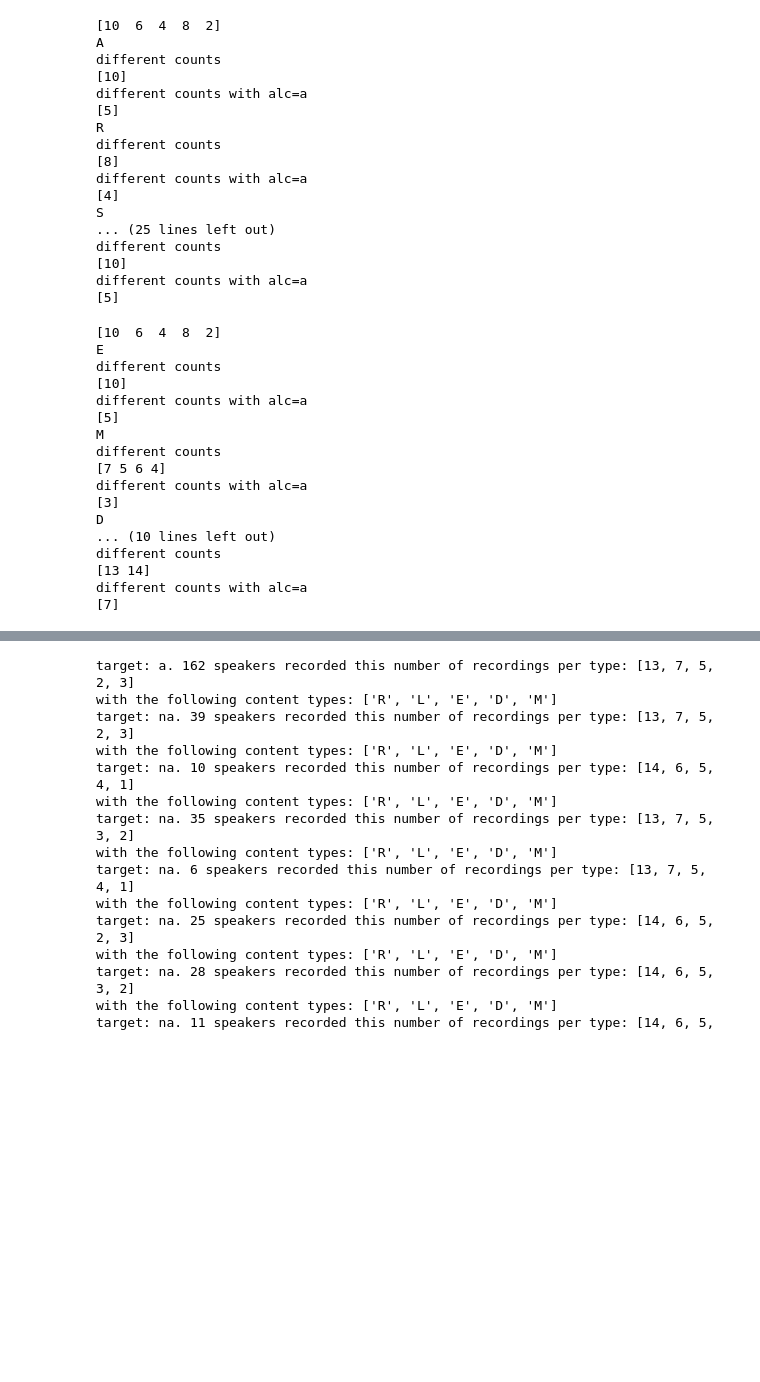
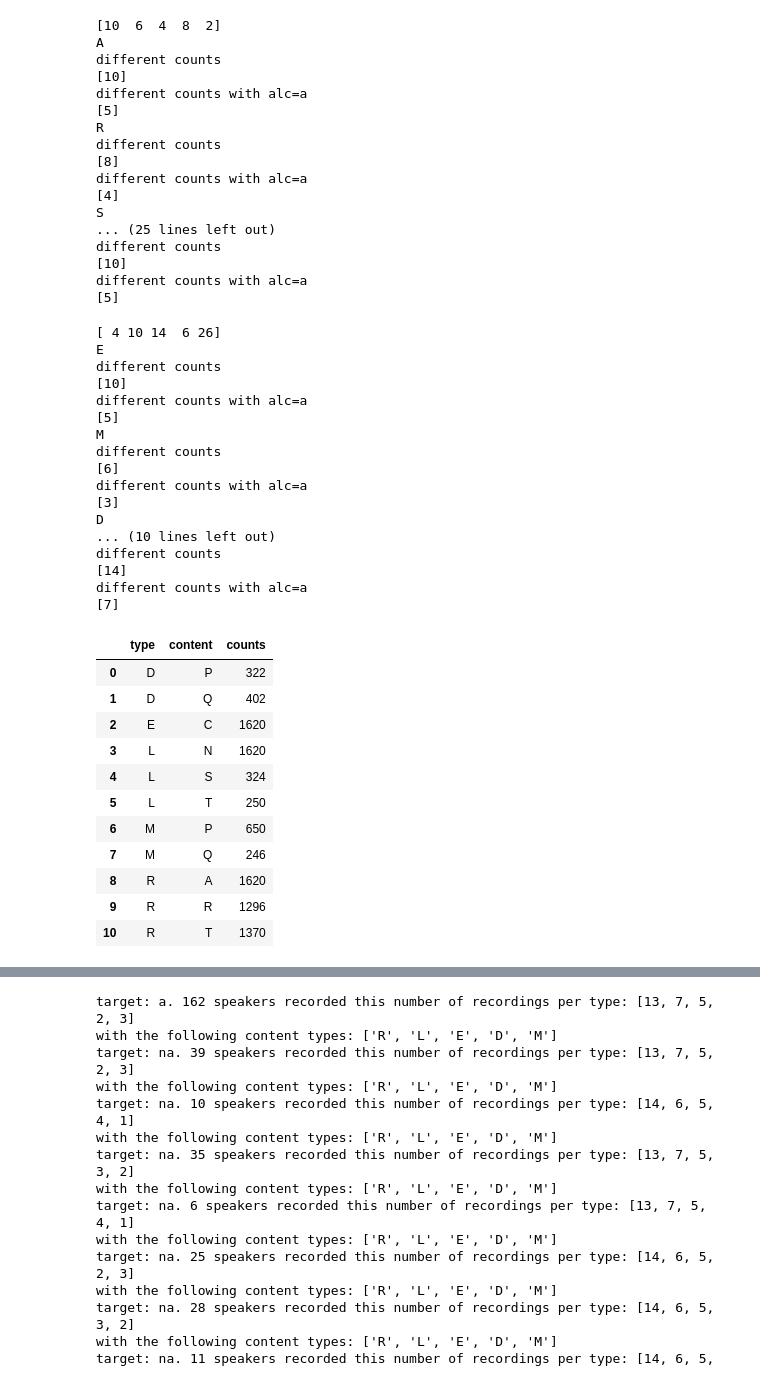
Before and after one commit to katja-kolos/intoxicat, a Jupyter notebook: preprocess/subsets_and_counts.ipynb, the cells around one changed output, grey strips where cells are left out. Cells and saved outputs as stored; diff of their text form; code cells hidden in the pictures; blank space fills up the shorter version.

Commit message:
subset 2: balanced for types

```diff
--- a/preprocess/subsets_and_counts.ipynb
+++ b/preprocess/subsets_and_counts.ipynb
@@ -528,7 +528,7 @@ different counts with alc=a
 [5]
 # %%
 #check: each speaker has equal amount of data samples in each target
-print(filtered_df.groupby(['spn', 'content']).size().reset_index(name='counts')['counts'].unique())
+print(filtered_df.groupby(['spn', 'type']).size().reset_index(name='counts')['counts'].unique())
 for content_type in ['E', 'M', 'D', 'R', 'L']:
     print(content_type)
     print('different counts')
@@ -536,7 +536,7 @@ for content_type in ['E', 'M', 'D', 'R', 'L']:
     print('different counts with alc=a')
     print(filtered_df[(filtered_df['type']==content_type) & (filtered_df['alc']=='a')].groupby(['spn', 'type']).size().reset_index(name='counts')['counts'].unique())
 # %% [output]
-[10  6  4  8  2]
+[ 4 10 14  6 26]
 E
 different counts
 [10]
@@ -544,12 +544,27 @@ different counts with alc=a
 [5]
 M
 different counts
-[7 5 6 4]
+[6]
 different counts with alc=a
 [3]
 D
 ... (10 lines left out)
 different counts
-[13 14]
+[14]
 different counts with alc=a
 [7]
+# %%
+filtered_df.groupby(['type', 'content']).size().reset_index(name='counts')
+# %% [output]
+|  | type | content | counts |
+| 0 | D | P | 322 |
+| 1 | D | Q | 402 |
+| 2 | E | C | 1620 |
+| 3 | L | N | 1620 |
+| 4 | L | S | 324 |
+| 5 | L | T | 250 |
+| 6 | M | P | 650 |
+| 7 | M | Q | 246 |
+| 8 | R | A | 1620 |
+| 9 | R | R | 1296 |
+| 10 | R | T | 1370 |
```
Also changed, not shown: parts of 15 cells of this notebook.
